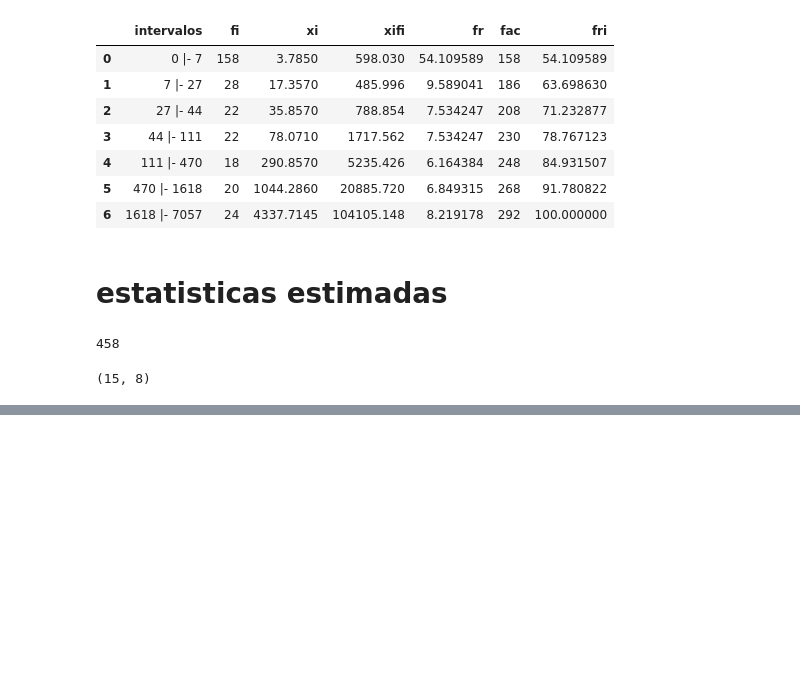
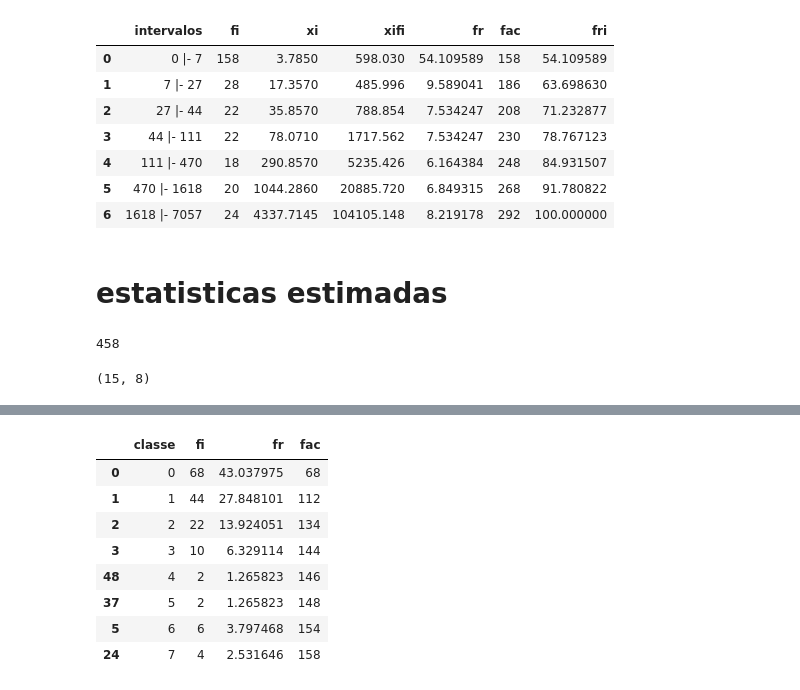
Before and after one commit to 0kauaa/projeto-integrador-I, a Jupyter notebook: notebooks/5_delta_freq.ipynb, the cells around one changed output, grey strips where cells are left out. Saved outputs shown, nothing was run; the diff lists cells and outputs as text; code cells hidden in the pictures; blank space fills up the shorter version.

```diff
--- a/notebooks/5_delta_freq.ipynb
+++ b/notebooks/5_delta_freq.ipynb
@@ -168,0 +215,14 @@ mean_mounth, mean_days
+# %%
+# frequencia acumulada absoluta (fac)
+week['fac'] = week['fi'].cumsum()
+week
+# %% [output]
+|  | classe | fi | fr | fac |
+| 0 | 0 | 68 | 43.037975 | 68 |
+| 1 | 1 | 44 | 27.848101 | 112 |
+| 2 | 2 | 22 | 13.924051 | 134 |
+| 3 | 3 | 10 | 6.329114 | 144 |
+| 48 | 4 | 2 | 1.265823 | 146 |
+| 37 | 5 | 2 | 1.265823 | 148 |
+| 5 | 6 | 6 | 3.797468 | 154 |
+| 24 | 7 | 4 | 2.531646 | 158 |
```
Also changed, not shown: parts of 7 cells of this notebook, 2 other files.
